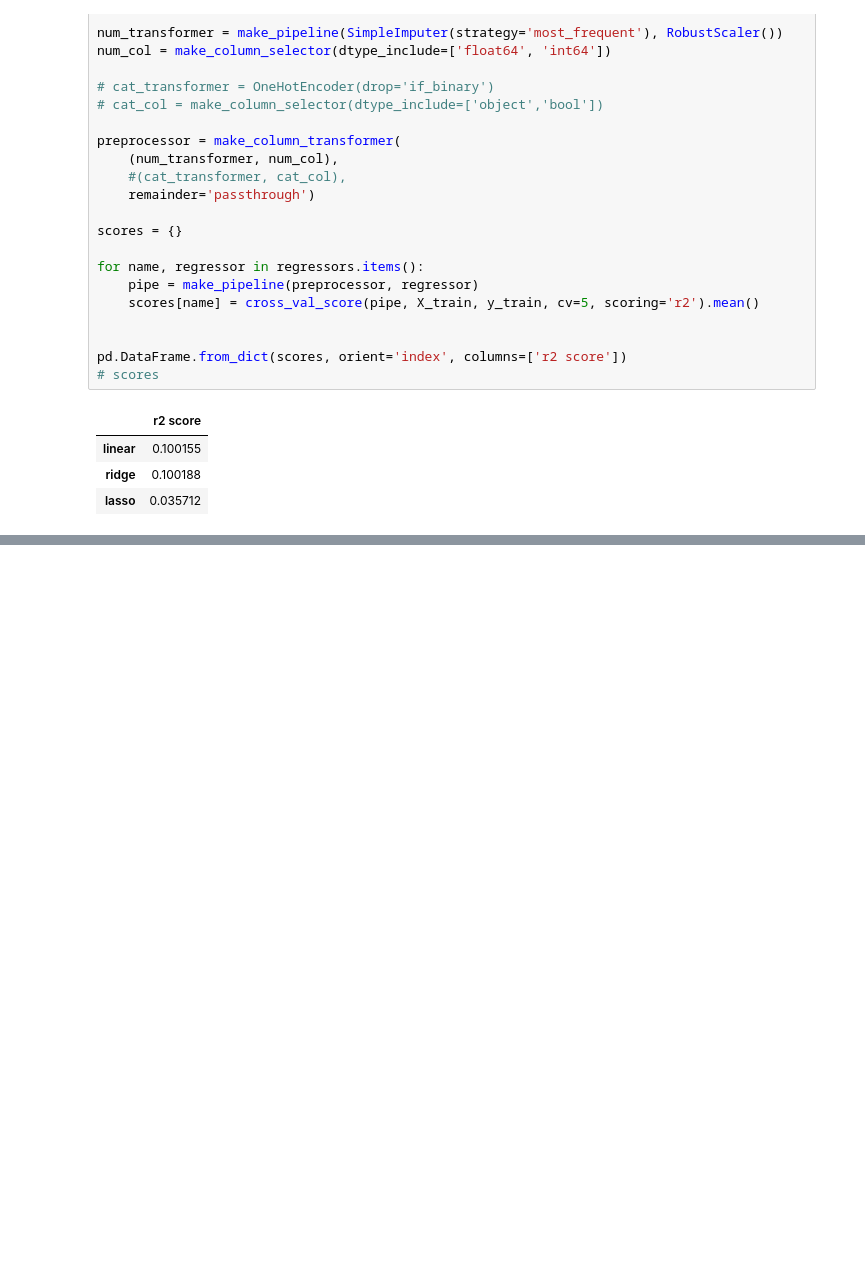
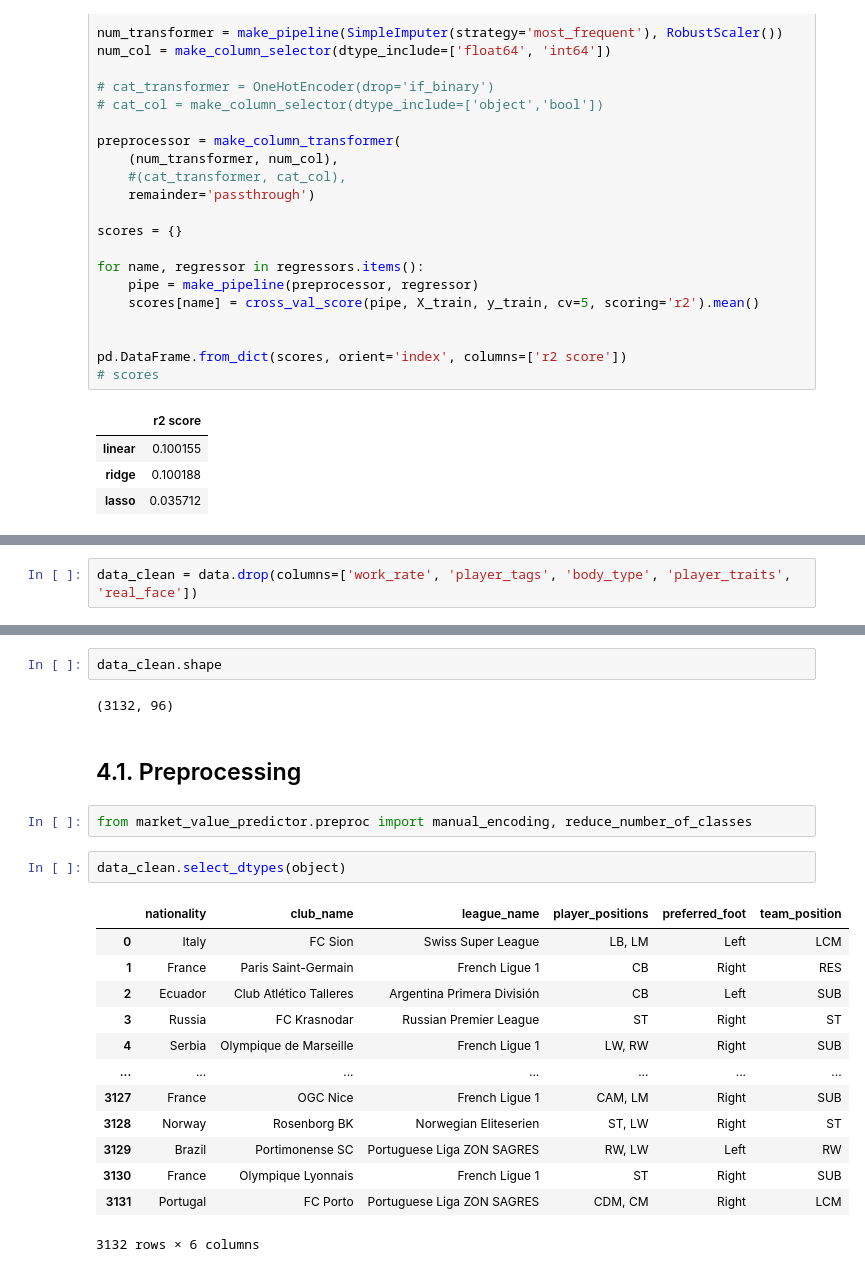
Before and after one commit to michaelschafhauser/market_value_predictor, a Jupyter notebook: notebooks/Joao/data_exploration_&_baseline_model_jr.ipynb, the cells around one changed output, grey strips where cells are left out. Cells and saved outputs as stored; diff of their text form; blank space fills up the shorter version.

Commit message:
adding data exploration and model tuning notebooks

```diff
--- a/notebooks/Joao/data_exploration_&_baseline_model_jr.ipynb
+++ b/notebooks/Joao/data_exploration_&_baseline_model_jr.ipynb
@@ -1004,0 +1035,2 @@ pd.DataFrame.from_dict(scores, orient='index', columns=['r2 score'])
+# %%
+data_clean = data.drop(columns=['work_rate', 'player_tags', 'body_type', 'player_traits', 'real_face'])
@@ -1004,0 +1047,24 @@ pd.DataFrame.from_dict(scores, orient='index', columns=['r2 score'])
+# %%
+data_clean.shape
+# %% [output]
+(3132, 96)
+# %% [markdown]
+## 4.1. Preprocessing
+# %%
+from market_value_predictor.preproc import manual_encoding, reduce_number_of_classes
+# %%
+data_clean.select_dtypes(object)
+# %% [output]
+|  | nationality | club_name | league_name | player_positions | preferred_foot | team_position |
+| 0 | Italy | FC Sion | Swiss Super League | LB, LM | Left | LCM |
+| 1 | France | Paris Saint-Germain | French Ligue 1 | CB | Right | RES |
+| 2 | Ecuador | Club Atlético Talleres | Argentina Primera División | CB | Left | SUB |
+| 3 | Russia | FC Krasnodar | Russian Premier League | ST | Right | ST |
+| 4 | Serbia | Olympique de Marseille | French Ligue 1 | LW, RW | Right | SUB |
+| ... | ... | ... | ... | ... | ... | ... |
+| 3127 | France | OGC Nice | French Ligue 1 | CAM, LM | Right | SUB |
+| 3128 | Norway | Rosenborg BK | Norwegian Eliteserien | ST, LW | Right | ST |
+| 3129 | Brazil | Portimonense SC | Portuguese Liga ZON SAGRES | RW, LW | Left | RW |
+| 3130 | France | Olympique Lyonnais | French Ligue 1 | ST | Right | SUB |
+| 3131 | Portugal | FC Porto | Portuguese Liga ZON SAGRES | CDM, CM | Right | LCM |
+3132 rows × 6 columns
```
Also changed, not shown: parts of 35 cells of this notebook, 1 other file.
